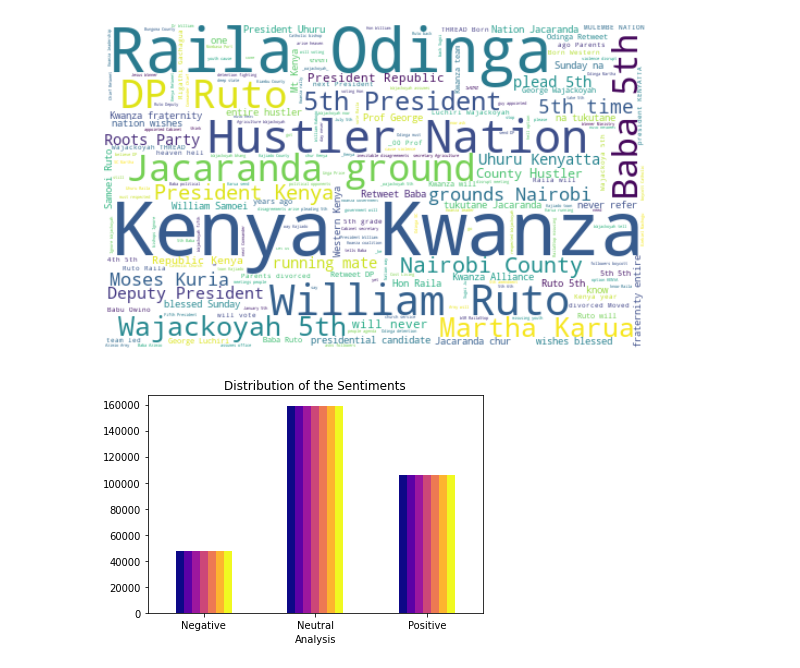
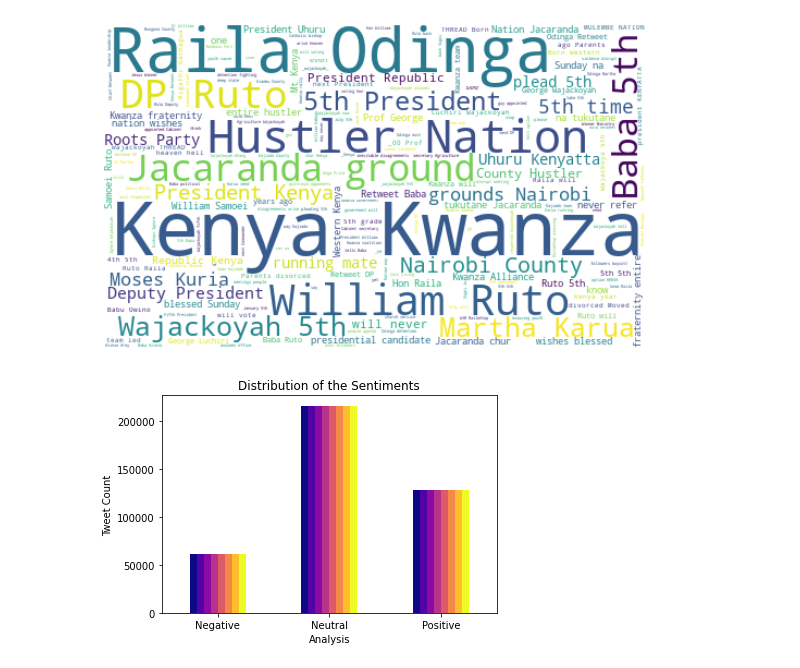
Before and after one commit to EstherOgutu/Election_Analysis_Using_Unsupervised_Learning, a Jupyter notebook: Elections_Analysis.ipynb, the cells around one changed output. Saved outputs shown, nothing was run; the diff lists cells and outputs as text; code cells hidden in the pictures.

Commit message:
Data Scrapping, Cleaning and EDA

```diff
--- a/Elections_Analysis.ipynb
+++ b/Elections_Analysis.ipynb
@@ -596,11 +586,12 @@ plt.show()
 # %%
 # Plotting the distribution for dataset.
 
-ax = df.groupby('Analysis').count().plot(kind='bar', title='Distribution of the Sentiments',legend=False,cmap='plasma')
+ax = clean_df.groupby('Analysis').count().plot(kind='bar', title='Distribution of the Sentiments',legend=False, cmap='plasma')
 ax.set_xticklabels(['Negative','Neutral','Positive'], rotation=0)
+ax.set_ylabel('Tweet Count')
 plt.show()
 # %% [output]
-[figure, old version]
+[figure, new version]
 # %%
 # Checking the Most used individual words
 
```
Also changed, not shown: parts of 25 cells of this notebook.
